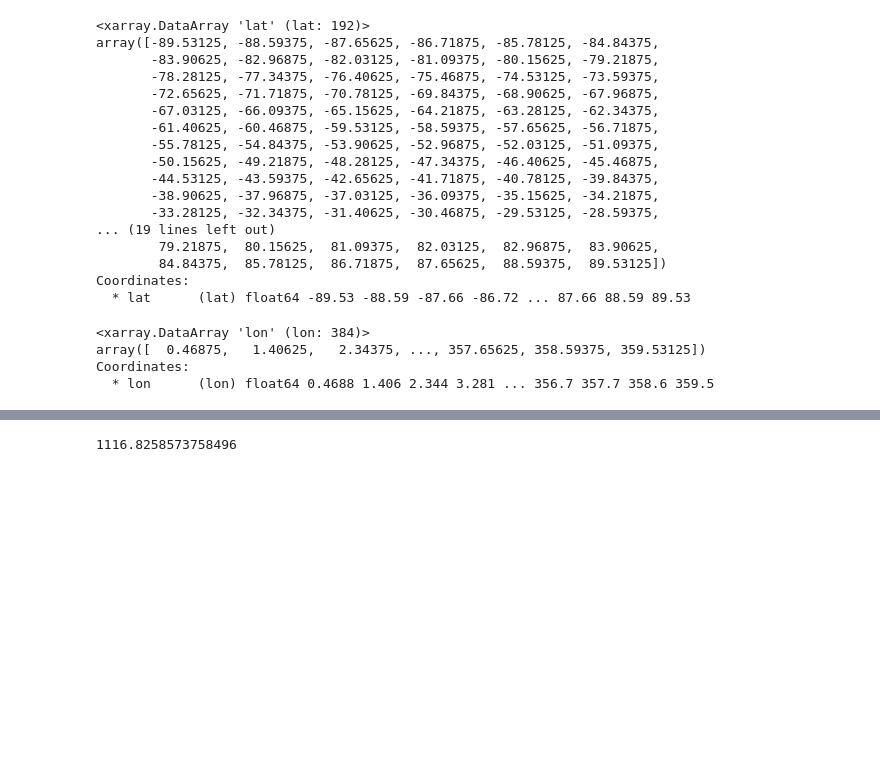
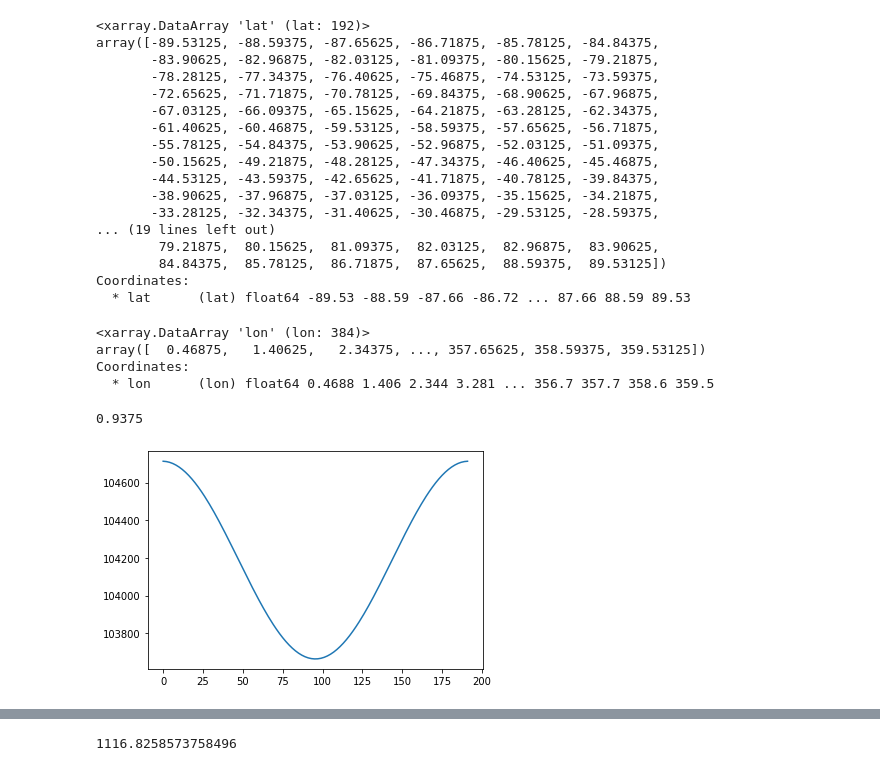
Before and after one commit to ai2cm/fv3net, a Jupyter notebook: notebooks/Stephans-Notebooks/2.1-Compute-Q1-Q2.ipynb, the cells around one changed output, grey strips where cells are left out. Saved outputs shown, nothing was run; the diff lists cells and outputs as text; code cells hidden in the pictures; blank space fills up the shorter version.

```diff
--- a/notebooks/Stephans-Notebooks/2.1-Compute-Q1-Q2.ipynb
+++ b/notebooks/Stephans-Notebooks/2.1-Compute-Q1-Q2.ipynb
@@ -128,6 +111,10 @@ Coordinates:
   * lon      (lon) float64 0.4688 1.406 2.344 3.281 ... 356.7 357.7 358.6 359.5
 # %%
 from geopy import distance
+# %%
+dlat = data_3d_re.lat.diff('lat').values[0]; dlat
+# %% [output]
+0.9375
 # %%
 dlat_m = [distance.distance(ll1, ll2).m for (ll1, ll2) in zip(
     zip(np.arange(-90, 90.001, dlat)[1:], [0]*len(np.arange(-90, 90.001, dlat)[:-1])),
@@ -138,3 +125,7 @@ dlon_m = [distance.distance(ll1, ll2).m for (ll1, ll2) in zip(
     zip(data_3d_re.lat.values, [data_3d_re.lat.data[0]]*len(data_3d_re.lat)),
     zip(data_3d_re.lat.values, [data_3d_re.lat.data[1]]*len(data_3d_re.lat))
 )]
+# %%
+plt.plot(dlat_m);
+# %% [output]
+[figure, added]
```
Also changed, not shown: parts of 27 cells of this notebook.
